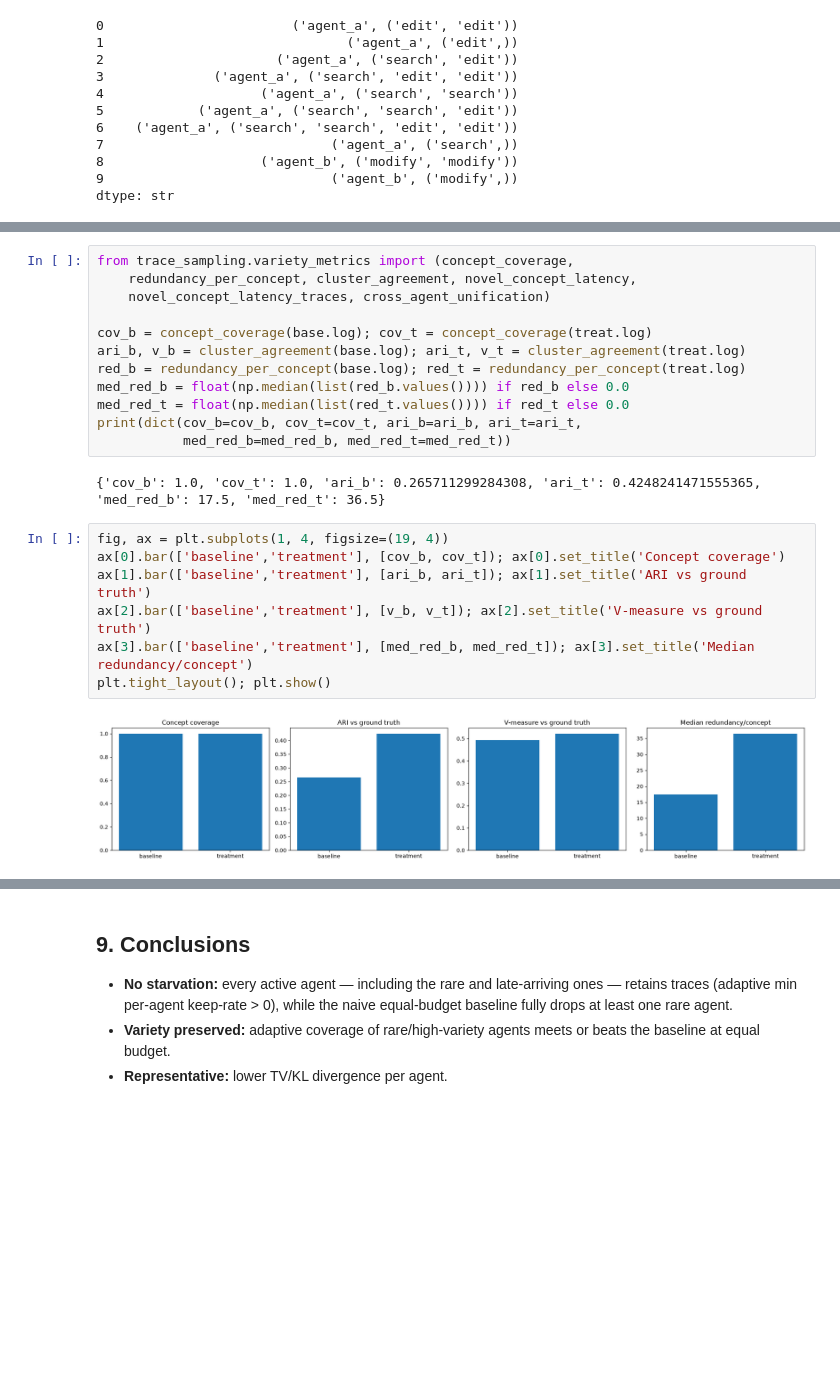
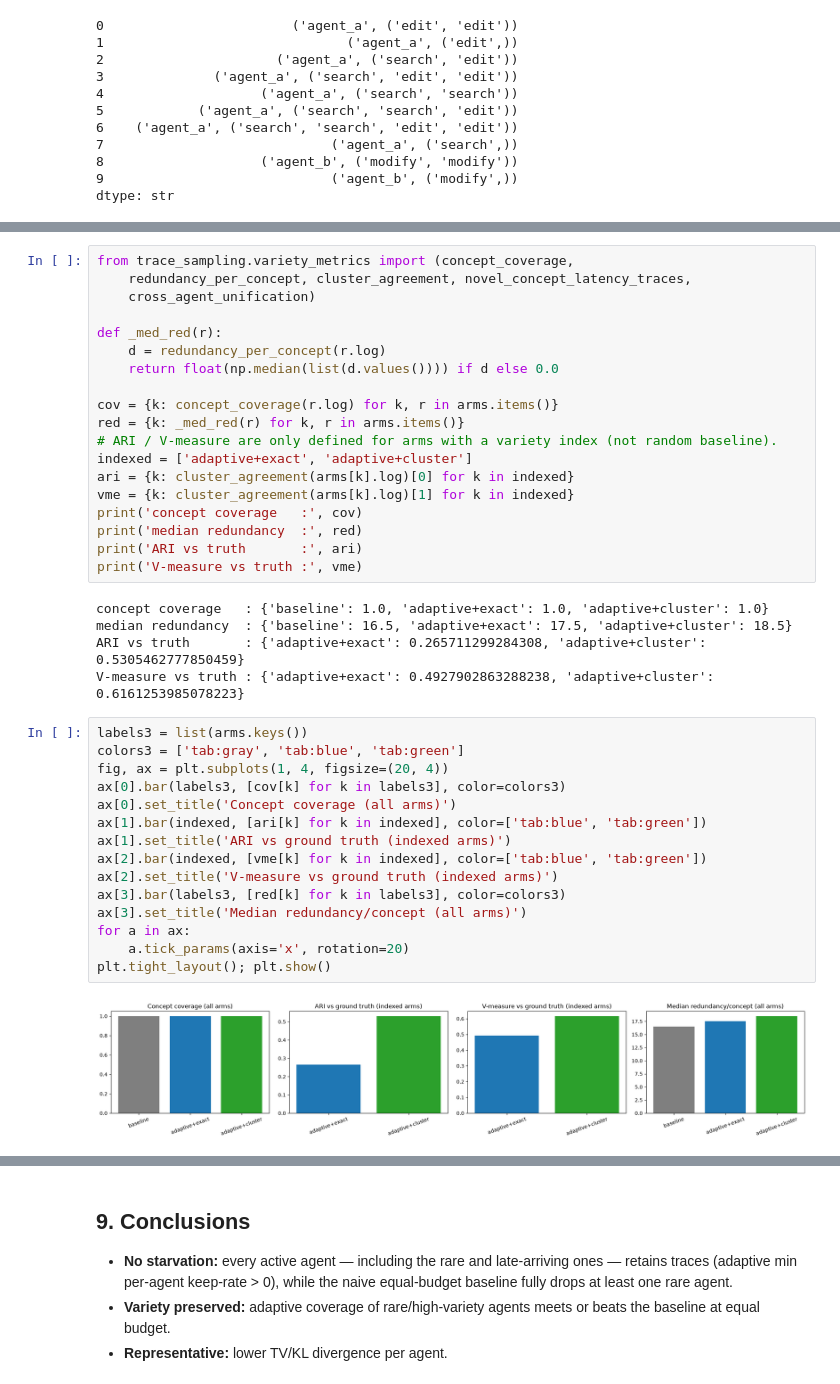
Before and after one commit to aadharshkannan/singlenotebooks, a Jupyter notebook: adaptive_trace_sampling.ipynb, the cells around one changed output, grey strips where cells are left out. Drawn from its saved outputs; the diff is of its cells as text; blank space fills up the shorter version.

```diff
--- a/adaptive_trace_sampling.ipynb
+++ b/adaptive_trace_sampling.ipynb
@@ -252,26 +271,44 @@ treatment ledger: {'embed_calls': 46, 'cache_hits': 1047, 'cache_hit_rate': 0.95
 # %%
 from trace_sampling.variety_metrics import (concept_coverage,
-    redundancy_per_concept, cluster_agreement, novel_concept_latency,
-    novel_concept_latency_traces, cross_agent_unification)
+    redundancy_per_concept, cluster_agreement, novel_concept_latency_traces,
+    cross_agent_unification)
 
-cov_b = concept_coverage(base.log); cov_t = concept_coverage(treat.log)
-ari_b, v_b = cluster_agreement(base.log); ari_t, v_t = cluster_agreement(treat.log)
-red_b = redundancy_per_concept(base.log); red_t = redundancy_per_concept(treat.log)
-med_red_b = float(np.median(list(red_b.values()))) if red_b else 0.0
-med_red_t = float(np.median(list(red_t.values()))) if red_t else 0.0
-print(dict(cov_b=cov_b, cov_t=cov_t, ari_b=ari_b, ari_t=ari_t,
-           med_red_b=med_red_b, med_red_t=med_red_t))
+def _med_red(r):
+    d = redundancy_per_concept(r.log)
+    return float(np.median(list(d.values()))) if d else 0.0
+
+cov = {k: concept_coverage(r.log) for k, r in arms.items()}
+red = {k: _med_red(r) for k, r in arms.items()}
+# ARI / V-measure are only defined for arms with a variety index (not random baseline).
+indexed = ['adaptive+exact', 'adaptive+cluster']
+ari = {k: cluster_agreement(arms[k].log)[0] for k in indexed}
+vme = {k: cluster_agreement(arms[k].log)[1] for k in indexed}
+print('concept coverage   :', cov)
+print('median redundancy  :', red)
+print('ARI vs truth       :', ari)
+print('V-measure vs truth :', vme)
 # %% [output]
-{'cov_b': 1.0, 'cov_t': 1.0, 'ari_b': 0.265711299284308, 'ari_t': 0.4248241471555365, 'med_red_b': 17.5, 'med_red_t': 36.5}
+concept coverage   : {'baseline': 1.0, 'adaptive+exact': 1.0, 'adaptive+cluster': 1.0}
+median redundancy  : {'baseline': 16.5, 'adaptive+exact': 17.5, 'adaptive+cluster': 18.5}
+ARI vs truth       : {'adaptive+exact': 0.265711299284308, 'adaptive+cluster': 0.5305462777850459}
+V-measure vs truth : {'adaptive+exact': 0.4927902863288238, 'adaptive+cluster': 0.6161253985078223}
 # %%
-fig, ax = plt.subplots(1, 4, figsize=(19, 4))
-ax[0].bar(['baseline','treatment'], [cov_b, cov_t]); ax[0].set_title('Concept coverage')
-ax[1].bar(['baseline','treatment'], [ari_b, ari_t]); ax[1].set_title('ARI vs ground truth')
-ax[2].bar(['baseline','treatment'], [v_b, v_t]); ax[2].set_title('V-measure vs ground truth')
-ax[3].bar(['baseline','treatment'], [med_red_b, med_red_t]); ax[3].set_title('Median redundancy/concept')
+labels3 = list(arms.keys())
+colors3 = ['tab:gray', 'tab:blue', 'tab:green']
+fig, ax = plt.subplots(1, 4, figsize=(20, 4))
+ax[0].bar(labels3, [cov[k] for k in labels3], color=colors3)
+ax[0].set_title('Concept coverage (all arms)')
+ax[1].bar(indexed, [ari[k] for k in indexed], color=['tab:blue', 'tab:green'])
+ax[1].set_title('ARI vs ground truth (indexed arms)')
+ax[2].bar(indexed, [vme[k] for k in indexed], color=['tab:blue', 'tab:green'])
+ax[2].set_title('V-measure vs ground truth (indexed arms)')
+ax[3].bar(labels3, [red[k] for k in labels3], color=colors3)
+ax[3].set_title('Median redundancy/concept (all arms)')
+for a in ax:
+    a.tick_params(axis='x', rotation=20)
 plt.tight_layout(); plt.show()
 # %% [output]
-[figure, old version]
+[figure, new version]
 # %%
 def coverage_curve(log):
     kept = log[log['kept']].sort_values('timestamp')
```
Also changed, not shown: parts of 8 cells of this notebook, 3 other files.
